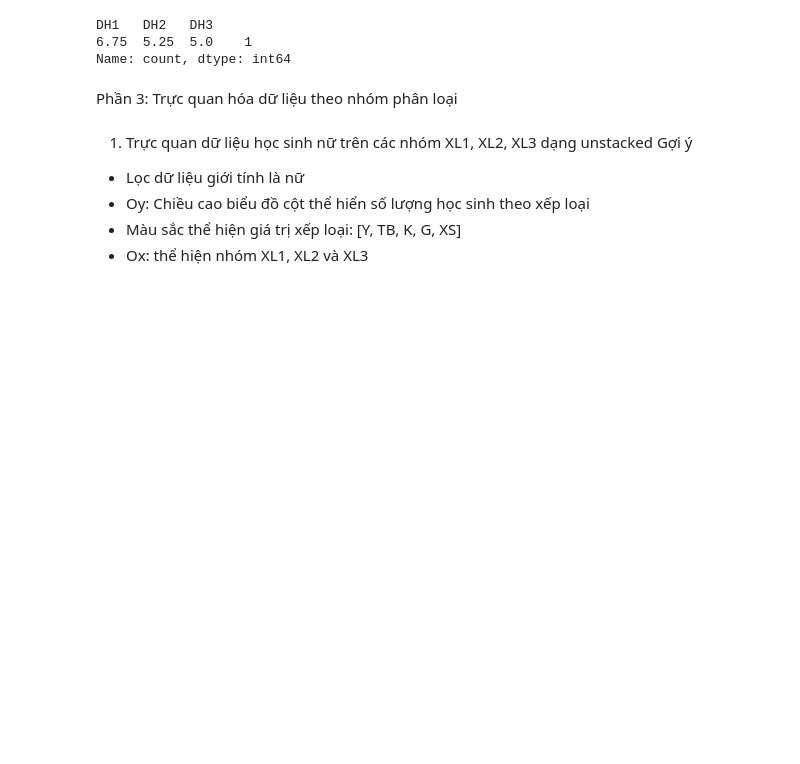
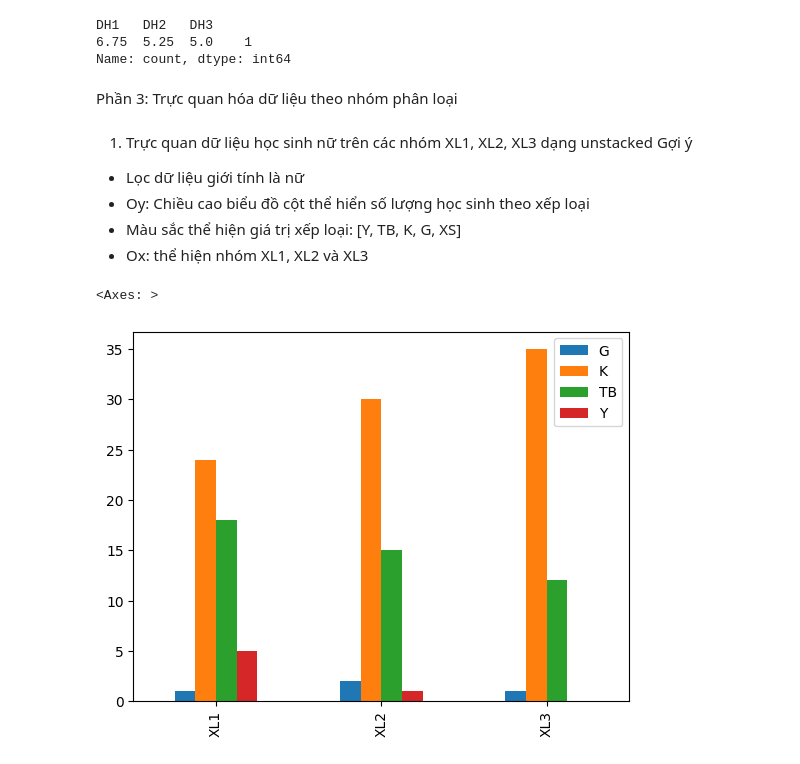
Before and after one commit to Duc-bug/Data-Analysis-Deep-Learning-Explanation, a Jupyter notebook: Week 2/lab2.ipynb, the cells around one changed output. Saved outputs shown, nothing was run; the diff lists cells and outputs as text; code cells hidden in the pictures; blank space fills up the shorter version.

```diff
--- a/Week 2/lab2.ipynb
+++ b/Week 2/lab2.ipynb
@@ -189,3 +195,9 @@ Gợi ý
 - Oy: Chiều cao biểu đồ cột thể hiển số lượng học sinh theo xếp loại
 - Màu sắc thể hiện giá trị xếp loại: [Y, TB, K, G, XS]
 - Ox: thể hiện nhóm XL1, XL2 và XL3
+# %%
+df_nu = df_tuyensinh[df_tuyensinh['GT'] == 'F']
+df_nu[['XL1', 'XL2', 'XL3']].apply(pd.Series.value_counts).T.plot(kind='bar', stacked=False)
+# %% [output]
+<Axes: >
+[figure, added]
```
Also changed, not shown: parts of 11 cells of this notebook.
